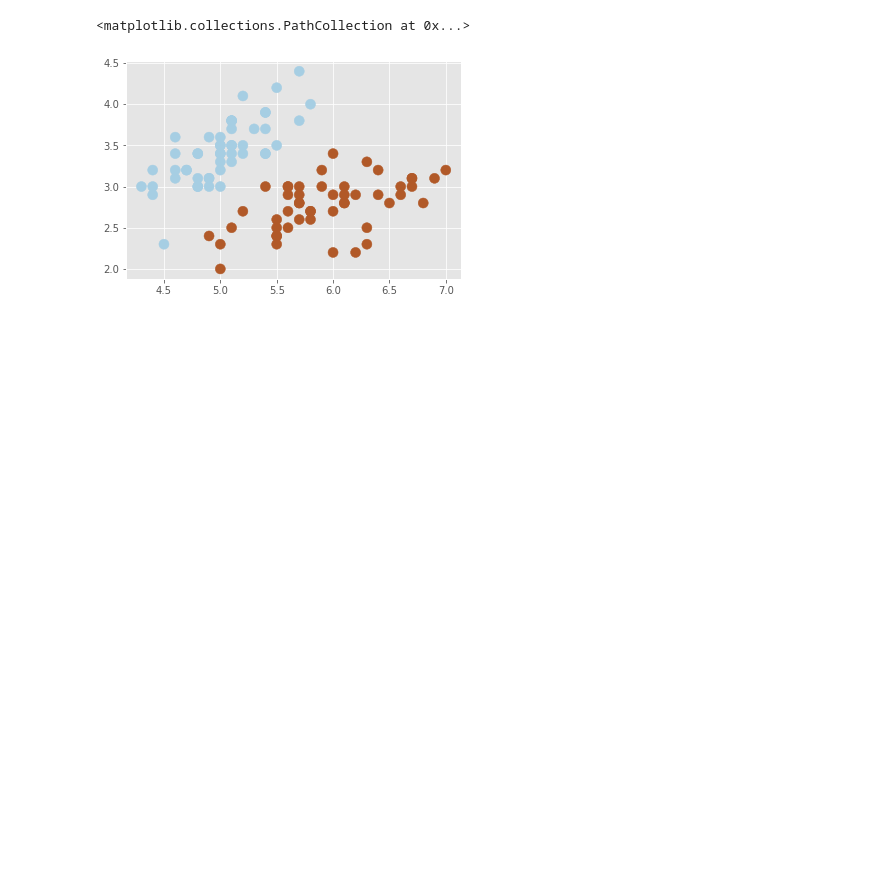
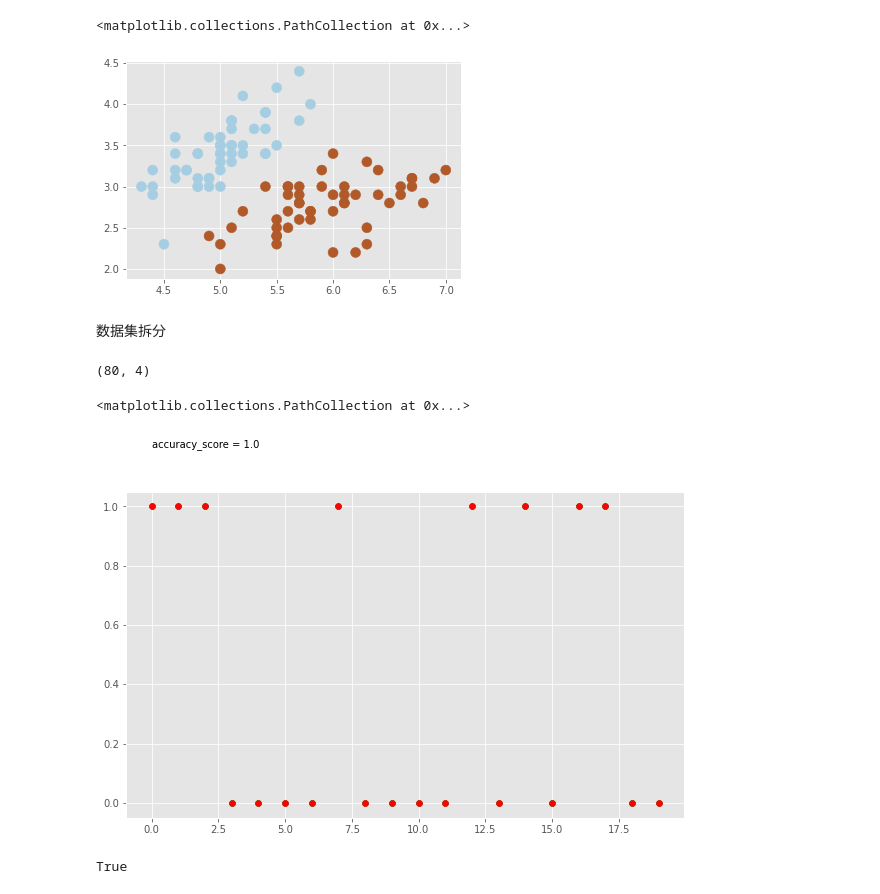
Before and after one commit to linzixuan45/ML-opencv-sklearn, a Jupyter notebook: Machine-Learning-for-OpenCV-Second-Edition/基于逻辑回归的鸢尾花分类.ipynb, the cells around one changed output. Saved outputs shown, nothing was run; the diff lists cells and outputs as text; code cells hidden in the pictures; blank space fills up the shorter version.

```diff
--- a/Machine-Learning-for-OpenCV-Second-Edition/基于逻辑回归的鸢尾花分类.ipynb
+++ b/Machine-Learning-for-OpenCV-Second-Edition/基于逻辑回归的鸢尾花分类.ipynb
@@ -138,3 +139,43 @@ plt.scatter(data[:,0],data[:,1],c =target,cmap='Paired',s = 100)
 # %% [output]
 <matplotlib.collections.PathCollection at 0x...>
 [figure]
+# %% [markdown]
+数据集拆分
+# %%
+xTrain,xTest,yTrain,yTest = sklearn.model_selection.train_test_split(data,target,test_size=0.2,random_state=42) #返回ndarray 类型
+xTrain.shape #(90, 4)
+# %% [output]
+(80, 4)
+# %%
+'''sklearn 的分类器'''
+
+lr = sklearn.linear_model.LinearRegression()
+
+lr.fit(xTrain,yTrain)
+yPre = lr.predict(xTest) #概率值
+yPre = np.around(yPre,0).astype(int) #  概率值转变为预测的结果
+
+
+plt.figure(figsize=(10,6))
+plt.scatter(range(yTest.size),yTest,c='g')
+plt.text(0,1.2,f'accuracy_score = {metrics.accuracy_score(yTest,yPre)}')
+plt.scatter(range(yTest.size),yPre,c = 'r')
+# %% [output]
+<matplotlib.collections.PathCollection at 0x...>
+[figure, added]
+# %%
+'''cv2 的分类器'''
+#   创建一个分类器的对象
+logistRegression = cv2.ml.LogisticRegression_create()
+# 指定一个训练方法
+# cv2.ml.LogisticRegression_BATCH
+# cv2.ml.LogisticRegression_MINI_BATH
+logistRegression.setTrainMethod(cv2.ml.LOGISTIC_REGRESSION_MINI_BATCH)
+logistRegression.setMiniBatchSize(1)
+# 指定算法的迭代次数
+logistRegression.setIterations(100)
+#  训练模型
+logistRegression.train(xTrain,cv2.ml.ROW_SAMPLE,yTrain)
+#训练阶段的目标是找到一组最佳权重，将特征值转换为一个输出标签。单个数据点由它的4个特征值（f0、f1、f2和f3）给出
+# %% [output]
+True
```
Also changed, not shown: parts of 5 cells of this notebook, 4 other files.
